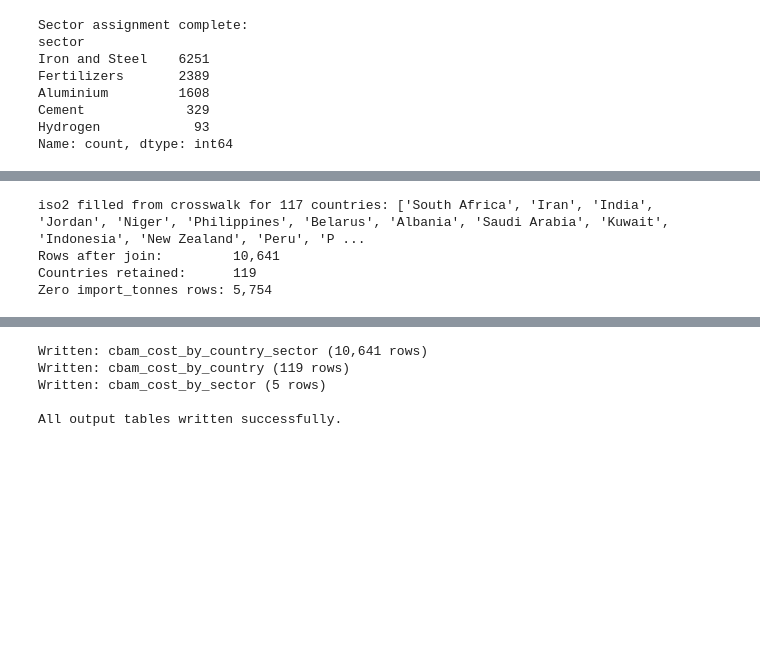
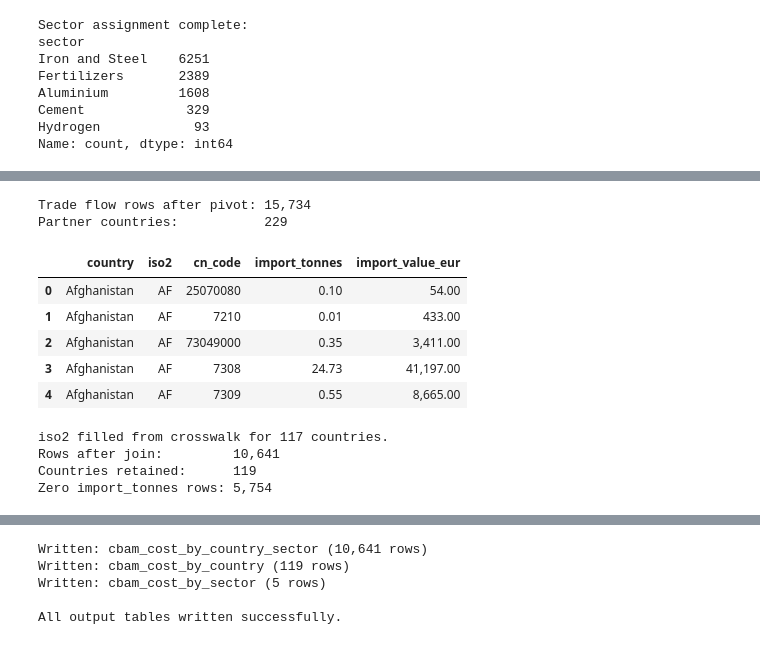
Before and after one commit to M1ck3yJ0/cbam-analysis, a Jupyter notebook: projects/01_country_exposure/calculations.ipynb, the cells around one changed output, grey strips where cells are left out. Cells and saved outputs as stored; diff of their text form; code cells hidden in the pictures; blank space fills up the shorter version.

```diff
--- a/projects/01_country_exposure/calculations.ipynb
+++ b/projects/01_country_exposure/calculations.ipynb
@@ -240,36 +232,83 @@ Zero-value rows:         290
+# %%
+# ── Load 2024 EU import trade flows (tonnes and value) ────────────────────────
+# Pull both QUANTITY_IN_TONNES and VALUE_IN_EUROS for 2024.
+# Tonnes are needed for the cost calculation.
+# EUR value is needed for cost-as-share-of-export-value metric.
+# Both are pivoted into columns so each (country, cn_code) has one row.
+
+query_trade = f"""
+    SELECT
+        country,
+        iso2,
+        cn_code,
+        indicator,
+        value
+    FROM trade_flows
+    WHERE year = {REFERENCE_YEAR}
+      AND indicator IN ('QUANTITY_IN_TONNES', 'VALUE_IN_EUROS')
+"""
+
+df_trade_long = pd.read_sql(query_trade, con)
+
+# Pivot indicators into columns
+df_trade = (
+    df_trade_long
+    .pivot_table(
+        index   = ['country', 'iso2', 'cn_code'],
+        columns = 'indicator',
+        values  = 'value',
+        aggfunc = 'sum'
+    )
+    .reset_index()
+    .rename(columns={
+        'QUANTITY_IN_TONNES': 'import_tonnes',
+        'VALUE_IN_EUROS'    : 'import_value_eur'
+    })
+)
+df_trade.columns.name = None
+
+print(f'Trade flow rows after pivot: {len(df_trade):,}')
+print(f'Partner countries:           {df_trade["country"].nunique()}')
+df_trade.head()
+# %% [output]
+Trade flow rows after pivot: 15,734
+Partner countries:           229
+|  | country | iso2 | cn_code | import_tonnes | import_value_eur |
+| 0 | Afghanistan | AF | 25070080 | 0.10 | 54.00 |
+| 1 | Afghanistan | AF | 7210 | 0.01 | 433.00 |
+| 2 | Afghanistan | AF | 73049000 | 0.35 | 3,411.00 |
+| 3 | Afghanistan | AF | 7308 | 24.73 | 41,197.00 |
+| 4 | Afghanistan | AF | 7309 | 0.55 | 8,665.00 |
 # %%
 # ── Join trade flows to CBAM defaults (left join from defaults) ───────────────
-# Left join with defaults as the anchor ensures all 119 CBAM countries are retained.
-# Countries with no matching trade flow rows will have null import_tonnes and iso2,
-# which are filled to 0 and None respectively in the next cell.
-#
-# The 116 trade flow countries not in cbam_defaults are EU member states,
-# small territories, and non-CBAM exporters. They are correctly excluded.
+# Left join ensures all 119 CBAM countries are retained.
+# Countries with no trade flow match receive zeros for tonnes and value.
+# iso2 is filled from country_crosswalk for any countries missing it after the join.
 
-df_merged = df_defaults_deduped.merge(
-    df_trade[['country', 'iso2', 'cn_code', 'import_tonnes']],
+df_merged = df_defaults_both.merge(
+    df_trade[['country', 'iso2', 'cn_code', 'import_tonnes', 'import_value_eur']],
     on=['country', 'cn_code'],
     how='left'
 )
 
-# Fill nulls introduced by unmatched trade flow rows
-df_merged['import_tonnes'] = df_merged['import_tonnes'].fillna(0)
+# Fill nulls for unmatched rows
+df_merged['import_tonnes']    = df_merged['import_tonnes'].fillna(0)
+df_merged['import_value_eur'] = df_merged['import_value_eur'].fillna(0)
 
-# iso2 may be null for countries with no trade flow match.
-# Fill from country_crosswalk to ensure all rows have an iso2 for mapping.
+# Fill iso2 from crosswalk for countries with no trade flow match
 missing_iso2 = df_merged[df_merged['iso2'].isna()]['country'].unique()
 if len(missing_iso2) > 0:
     df_crosswalk = pd.read_sql('SELECT country, iso2 FROM country_crosswalk', con)
     df_merged = df_merged.merge(df_crosswalk, on='country', how='left', suffixes=('', '_cw'))
     df_merged['iso2'] = df_merged['iso2'].fillna(df_merged['iso2_cw'])
     df_merged = df_merged.drop(columns='iso2_cw')
-    print(f'iso2 filled from crosswalk for {len(missing_iso2)} countries: {list(missing_iso2)}')
+    print(f'iso2 filled from crosswalk for {len(missing_iso2)} countries.')
 
 print(f'Rows after join:         {len(df_merged):,}')
 print(f'Countries retained:      {df_merged["country"].nunique()}')
 print(f'Zero import_tonnes rows: {(df_merged["import_tonnes"] == 0).sum():,}')
 # %% [output]
-iso2 filled from crosswalk for 117 countries: ['South Africa', 'Iran', 'India', 'Jordan', 'Niger', 'Philippines', 'Belarus', 'Albania', 'Saudi Arabia', 'Kuwait', 'Indonesia', 'New Zealand', 'Peru', 'P ...
+iso2 filled from crosswalk for 117 countries.
 Rows after join:         10,641
 Countries retained:      119
 Zero import_tonnes rows: 5,754
```
Also changed, not shown: parts of 17 cells of this notebook, 1 other file.
